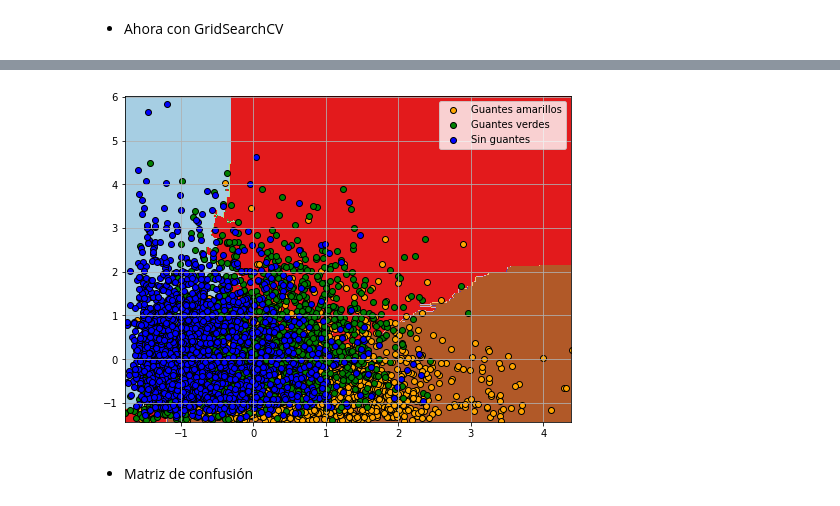
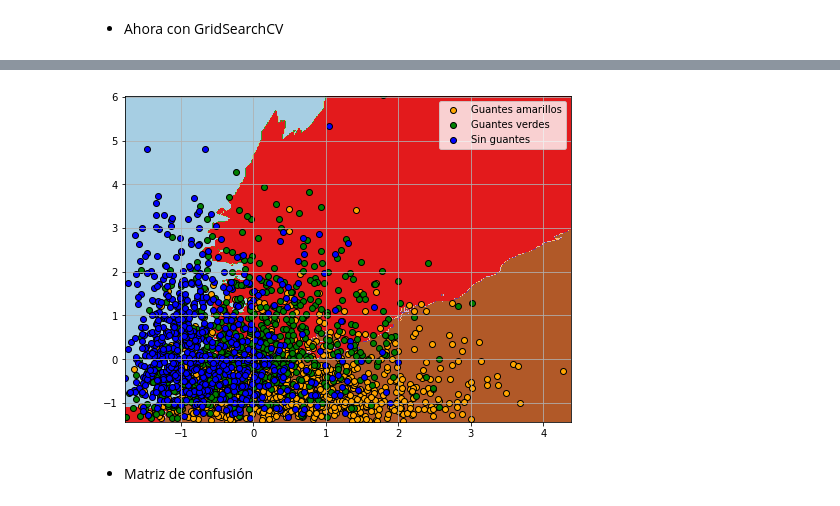
Before and after one commit to Ana1890/Deteccion-de-objetos-en-imagenes, a Jupyter notebook: Copia_de_6_Aprendizaje_Supervisado.ipynb, the cells around one changed output, grey strips where cells are left out. Saved outputs shown, nothing was run; the diff lists cells and outputs as text; code cells hidden in the pictures.

```diff
--- a/Copia_de_6_Aprendizaje_Supervisado.ipynb
+++ b/Copia_de_6_Aprendizaje_Supervisado.ipynb
@@ -514,7 +513,7 @@ Podemos ver que el overfitting disminuyó considerablemente
 * Ahora con GridSearchCV
 # %%
 params_vecinos={
-                'n_neighbors': [1,23,35,43,50,65,73,87,93],
+                'n_neighbors': [30,35,40,45,50,60,65],
                 'weights': ['uniform', 'distance'],
                 'algorithm':['auto', 'ball_tree', 'kd_tree', 'brute'],
                 'p':[1, 2],
@@ -1092,7 +1092,7 @@ plt.show()
 train_errors = []
 test_errors = []
 sum_errors = []
-vecinos = [1, 21, 35,40, 45, 50, 57,63,75,83]
+vecinos = [1,2,4 ,5,10,15,20,25,30,35,40,50,60,70,80]
 for vecino in vecinos:
     # Entrenamiento:
     vecinos_2 = KNeighborsClassifier(n_neighbors=vecino)
@@ -1138,5 +1143,5 @@ plt.show()
 # %%
-vecinos_2 = KNeighborsClassifier(n_neighbors=57)
+vecinos_2 = KNeighborsClassifier(n_neighbors=60)
 vecinos_2.fit(X_train, y_train)
 # %% [output]
 KNeighborsClassifier(algorithm='auto', leaf_size=30, metric='minkowski',
@@ -1150,7 +1155,7 @@ KNeighborsClassifier(algorithm='auto', leaf_size=30, metric='minkowski',
 * Ahora con GridSearchCV
 # %%
 params_vecinos={
-                'n_neighbors': [1,23,35,43,50,57,65,73,87,93,103,115],
+                'n_neighbors': [50,60,70,80,90],
                 'weights': ['uniform', 'distance'],
                 'algorithm':['auto', 'ball_tree', 'kd_tree', 'brute'],
                 'p':[1, 2],
@@ -1198,30 +1203,30 @@ Error en prueba: 0.74
 # %%
 plt.figure(figsize=([8,6]))
 #Graficamos nuestra frontera de decisión
 x_start = min(np.min(X_train[:,0]), np.min(X_test[:,0]))
 x_end = max(np.max(X_train[:,0]), np.max(X_test[:,0]))
 y_start = min(np.min(X_train[:,1]), np.min(X_test[:,1]))
 y_end = max(np.max(X_train[:,1]), np.max(X_test[:,1]))
 
 xx, yy= np.meshgrid(np.arange(x_start, x_end, 0.02),
                       np.arange(y_start, y_end,0.02))
 
 Z = mejor_vecino2.predict(np.c_[xx.ravel(), yy.ravel()])
 Z = Z.reshape(xx.shape)
 cs = plt.contourf(xx, yy, Z, cmap=plt.cm.Paired)
 
 plt.axis("tight")
 
 #Graficamos nuestro conjunto de test
-plt.scatter( X_train[:,0][y_train==2] , X_train[:,1][y_train==2], color="orange", edgecolors='k', label="Guantes amarillos")
-plt.scatter( X_train[:,0][y_train==1] , X_train[:,1][y_train==1], color="green", edgecolors='k', label="Guantes verdes")
-plt.scatter( X_train[:,0][y_train==0] , X_train[:,1][y_train==0], color="blue", edgecolors='k', label="Sin guantes")
+plt.scatter( X_test[:,0][y_test==2] , X_test[:,1][y_test==2], color="orange", edgecolors='k', label="Guantes amarillos")
+plt.scatter( X_test[:,0][y_test==1] , X_test[:,1][y_test==1], color="green", edgecolors='k', label="Guantes verdes")
+plt.scatter( X_test[:,0][y_test==0] , X_test[:,1][y_test==0], color="blue", edgecolors='k', label="Sin guantes")
 
 plt.grid()
 plt.legend()
 plt.show()
 # %% [output]
-[figure, old version]
+[figure, new version]
 # %% [markdown]
 * Matriz de confusión
 # %%
```
Also changed, not shown: parts of 58 cells of this notebook.
